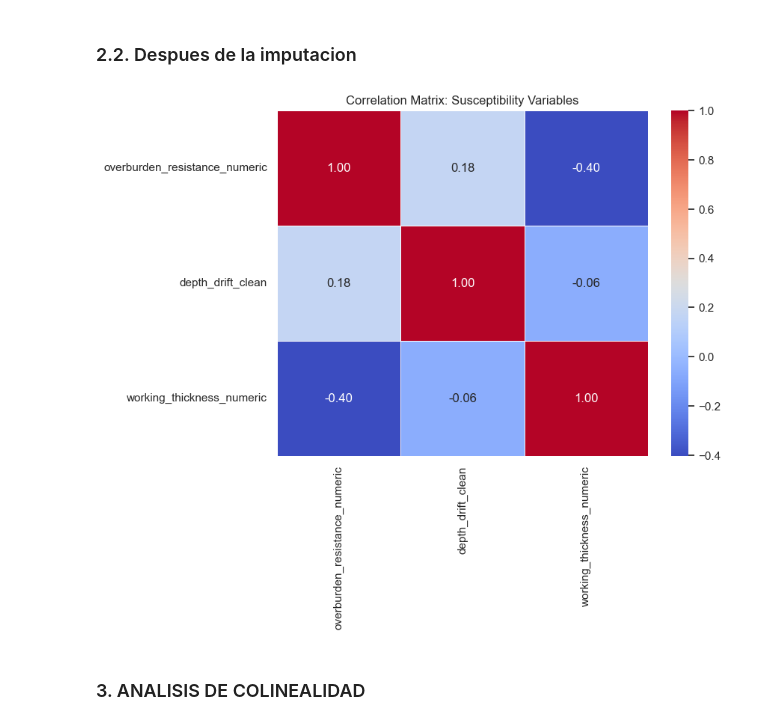
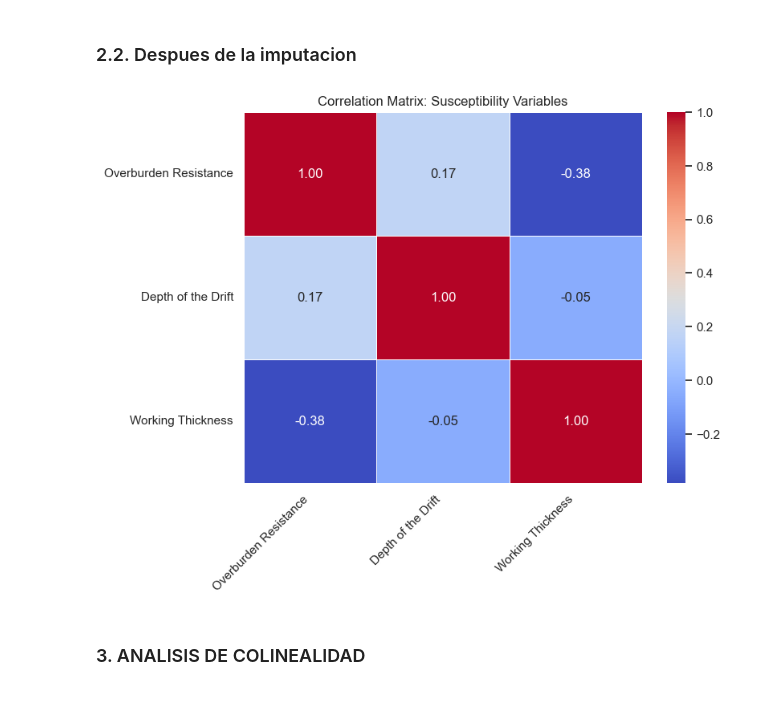
Before and after one commit to gerobena/sinkholes-prediction-model, a Jupyter notebook: scripts/sinkholes_prediction.ipynb, the cells around one changed output. Cells and saved outputs as stored; diff of their text form; code cells hidden in the pictures.

```diff
--- a/scripts/sinkholes_prediction.ipynb
+++ b/scripts/sinkholes_prediction.ipynb
@@ -3,5 +3,5 @@ import pandas as pd
 import numpy as np
 # %%
 # IMPORTAR BASE DE DATOS
-df = pd.read_excel(r'../data/raw/copy_dbsirima_v3.xlsx', header=1, engine='calamine')
+df = pd.read_excel(r'../data/raw/copy_dbsirima_v4.xlsx', header=1, engine='calamine')
 # %%
@@ -126,6 +129,7 @@ cols = ["id_bd_sinkhole",
         "start_date_of_the_mining",
         "end_date_of_the_mining",
         "dip_of_the_exploited_layer_degree",
+        'type_of_mining_work_shaft_cavity-drift',
         "working_thickness_shaft_deep",
         "depth_of_the_drift_relative_to_the_surface_m",
         "material_overbuden_resistance",
@@ -701,7 +715,10 @@ import folium
 from folium.plugins import HeatMap, MarkerCluster
 
 # 1. Crear el mapa base centrado en el promedio de tus coordenadas
-# Asegúrate de que las columnas se llamen 'latitude' y 'longitude' o cámbialas aquí
+# Cualquier texto que no sea un número se convertirá en NaN
+df_risk['y_wgs84'] = pd.to_numeric(df_risk['y_wgs84'], errors='coerce')
+df_risk['x_wgs84'] = pd.to_numeric(df_risk['x_wgs84'], errors='coerce')
+
 mapa_sinkholes = folium.Map(
     location=[df_risk['y_wgs84'].mean(), df_risk['x_wgs84'].mean()],
     zoom_start=12,
@@ -721,7 +738,7 @@ for idx, row in df_risk.iterrows():
             fill=True,
             fill_color='red',
             # Añadimos información al hacer click (tu variable limpia de profundidad)
-            popup=f"ID: {row['id_bd_sinkhole']} <br> Profundidad: {row['depth_drift_clean']}m <br> Espesor: {row['working_thickness_shaft_deep']}"
+            popup=f"ID: {row['id_bd_sinkhole']} <br> Depth of the drift: {row['depth_drift_clean']}m <br> Working thickness: {row['working_thickness_shaft_deep']}"
         ).add_to(marker_cluster)
 
 # 3. Opción B: Mapa de Calor (HeatMap)
@@ -1309,7 +1327,7 @@ La imputacion se realizó como el Promedio Ponderado por el Inverso de la Distan
 
 # 1. Definimos las columnas que usaremos para la "distancia" y las que queremos rellenar
 coords = ['x_laea', 'y_laea']
-variables = ['overburden_resistance_numeric', 'depth_drift_clean', 'working_thickness_numeric']
+variables = ['overburden_resistance_numeric', 'depth_drift_clean', 'working_thickness_numeric', 'x_wgs84', 'y_wgs84']
 # Esto nos servirá como "memoria" de lo que estaba vacío
 mask_nan = df_susceptibilidad_clean[variables].isna()
 
@@ -1641,22 +1761,44 @@ plt.show()
 # %% [markdown]
 ### 2.2. Despues de la imputacion
 # %%
-# Definimos las variables del modelo
+# 1. Definimos las variables del modelo
 columnas_modelo = [
     'overburden_resistance_numeric',
     'depth_drift_clean',
     'working_thickness_numeric'
 ]
 
+# 2. Creamos una lista con los nombres que queremos visualizar
+etiquetas_limpias = [
+    'Overburden Resistance',
+    'Depth of the Drift',
+    'Working Thickness'
+]
+
 # Calculamos la matriz de correlación
 matriz_corr = df_final_imputed[columnas_modelo].corr()
 
 plt.figure(figsize=(8, 6))
-sns.heatmap(matriz_corr, annot=True, cmap='coolwarm', fmt=".2f", linewidths=0.5)
+
+# 3. Añadimos xticklabels y yticklabels al heatmap
+sns.heatmap(
+    matriz_corr,
+    annot=True,
+    cmap='coolwarm',
+    fmt=".2f",
+    linewidths=0.5,
+    xticklabels=etiquetas_limpias,
+    yticklabels=etiquetas_limpias
+)
+
+# 4. Rotamos las etiquetas para mejorar la legibilidad (opcional)
+plt.xticks(rotation=45, ha='right')
+plt.yticks(rotation=0)
+
 plt.title('Correlation Matrix: Susceptibility Variables')
 plt.show()
 # %% [output]
-[figure, old version]
+[figure, new version]
 # %% [markdown]
 ### 3. ANALISIS DE COLINEALIDAD
 # %% [markdown]
```
Also changed, not shown: parts of 177 cells of this notebook, 2 other files.
